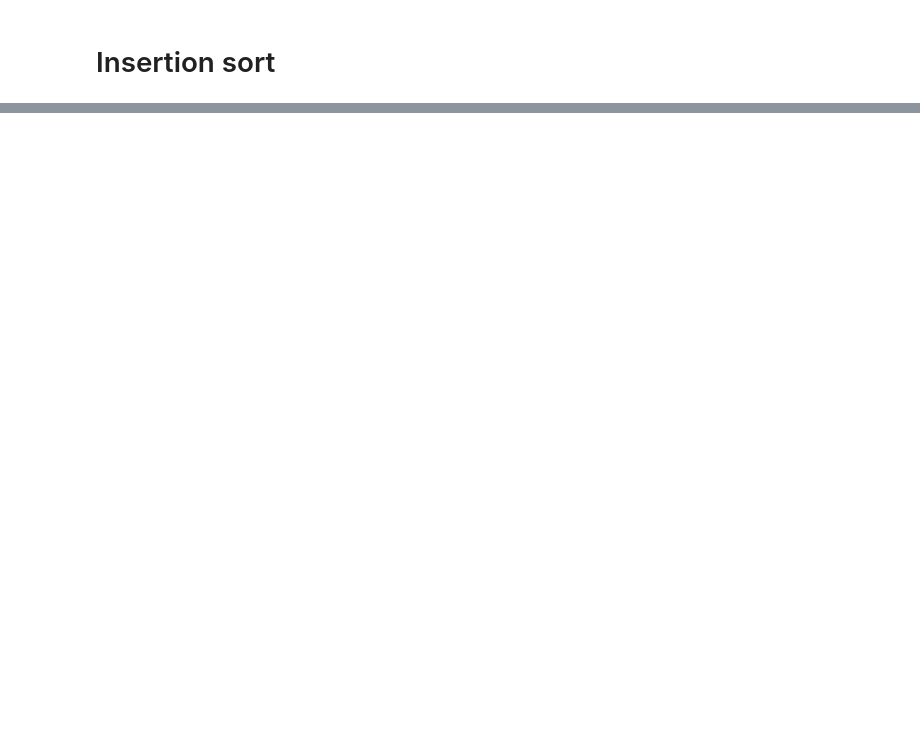
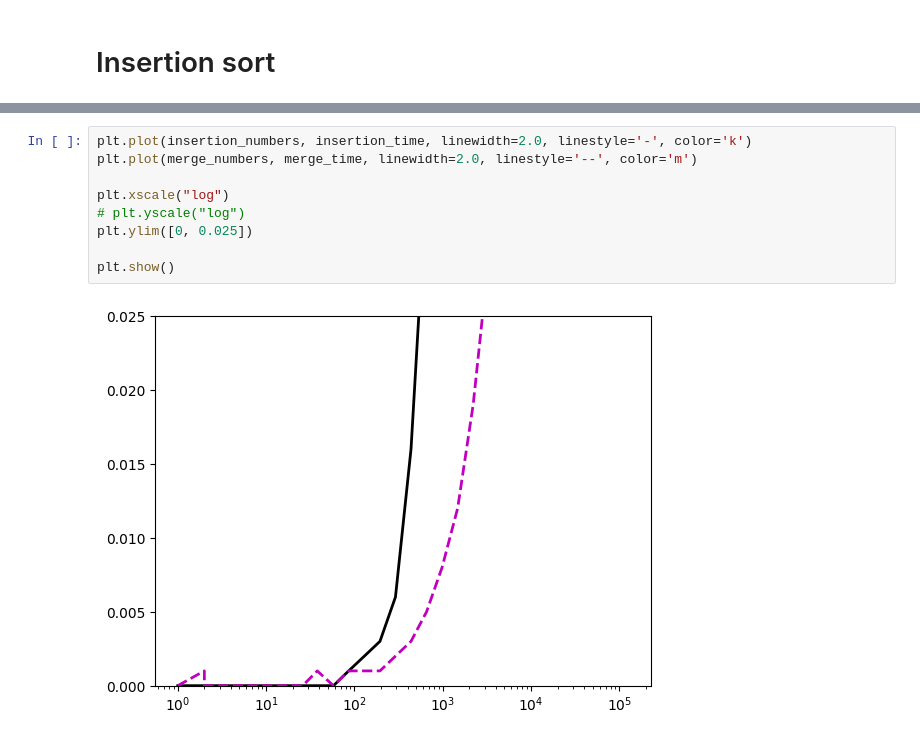
Before and after one commit to gabrielpalves/Intro2Algorithms, a Jupyter notebook: Intro/test_sorting_algorithms.ipynb, the cells around one changed output, grey strips where cells are left out. Drawn from its saved outputs; the diff is of its cells as text; blank space fills up the shorter version.

```diff
--- a/Intro/test_sorting_algorithms.ipynb
+++ b/Intro/test_sorting_algorithms.ipynb
@@ -62,0 +96,11 @@ n = 100000 --> 1517.3185019493103 seconds
+# %%
+plt.plot(insertion_numbers, insertion_time, linewidth=2.0, linestyle='-', color='k')
+plt.plot(merge_numbers, merge_time, linewidth=2.0, linestyle='--', color='m')
+
+plt.xscale("log")
+# plt.yscale("log")
+plt.ylim([0, 0.025])
+
+plt.show()
+# %% [output]
+[figure, added]
```
Also changed, not shown: parts of 7 cells of this notebook.
